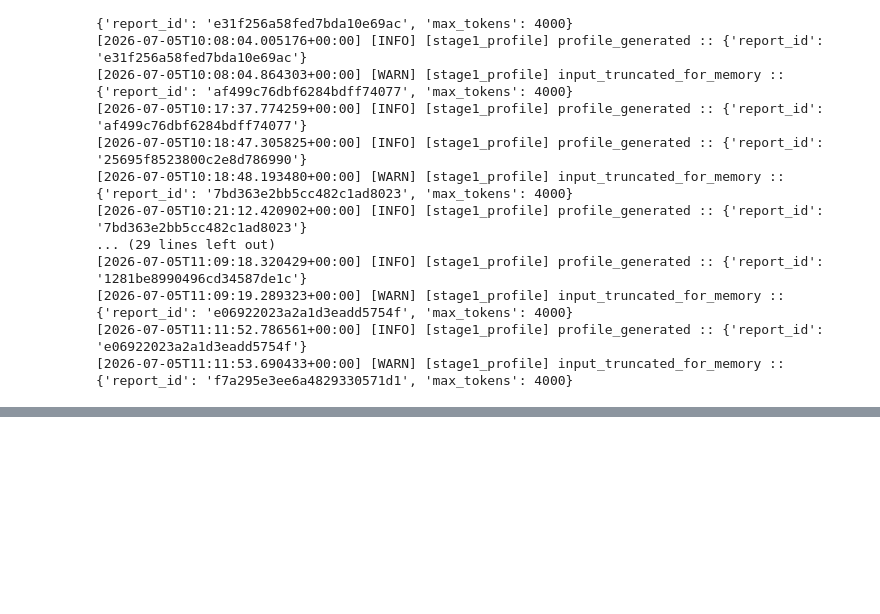
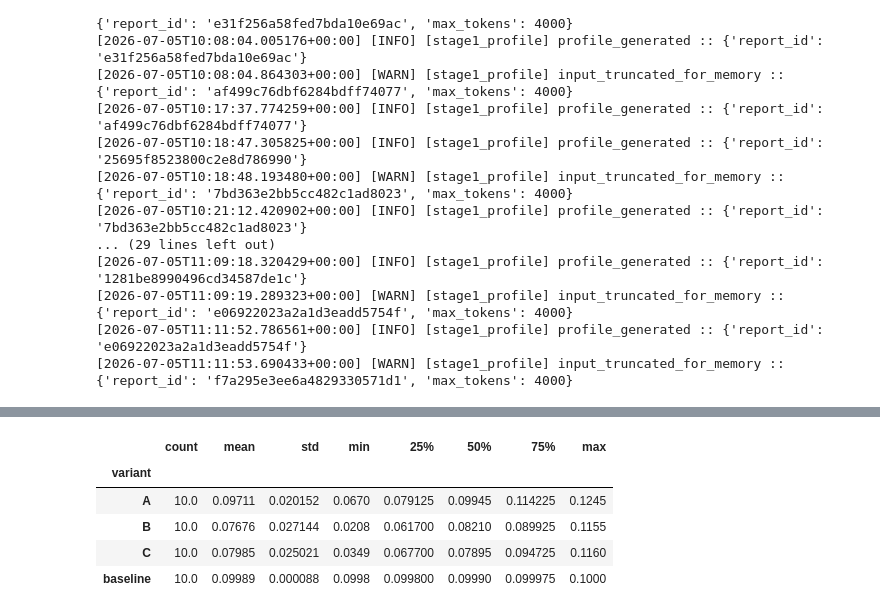
Before and after one commit to alaaguedda/esg-sustainability-reports, a Jupyter notebook: esg_report_research.ipynb, the cells around one changed output, grey strips where cells are left out. Saved outputs shown, nothing was run; the diff lists cells and outputs as text; code cells hidden in the pictures; blank space fills up the shorter version.

```diff
--- a/esg_report_research.ipynb
+++ b/esg_report_research.ipynb
@@ -1432,0 +1760,39 @@ def load_or_none(variant: str, report_id: str):
+# %%
+# Stage 2.0b: Restrict compression to the top 10 highest-ranked reference
+# profiles (by completeness_rating from Stage 1.3), instead of all reports
+# in STAGE0_MANIFEST. Reports with a missing/low-quality profile shouldn't
+# be spent on compression experiments. Deterministic given STAGE1_RANKING_DF
+# (no re-ranking here) and cached to disk like the Stage 1 sample.
+N_COMPRESS_TOP = 10
+STAGE2_MANIFEST_PATH = os.path.join(CONFIG["PATHS"]["manifest"], "stage2_top_ranked.json")
+
+
+def get_stage2_manifest(ranking_df: "pd.DataFrame", full_manifest: dict,
+                         n: int = N_COMPRESS_TOP) -> dict:
+    if os.path.exists(STAGE2_MANIFEST_PATH):
+        with open(STAGE2_MANIFEST_PATH, "r") as f:
+            manifest = json.load(f)
+        log_event("stage2_manifest", "INFO", "manifest_loaded_from_cache",
+                   n_reports=len(manifest["reports"]))
+        return manifest
+
+    top_ids = set(
+        ranking_df[ranking_df["status"] == "ok"]
+        .sort_values("completeness_rating", ascending=False)
+        .head(n)["report_id"]
+    )
+    by_id = {r["report_id"]: r for r in full_manifest["reports"]}
+    selected = [by_id[rid] for rid in top_ids if rid in by_id]
+
+    manifest = {"n_reports": len(selected), "source": "stage1_ranking_top_n",
+                "n_requested": n, "reports": selected}
+    with open(STAGE2_MANIFEST_PATH, "w") as f:
+        json.dump(manifest, f, indent=2, default=str)
+    log_event("stage2_manifest", "INFO", "manifest_written",
+               path=STAGE2_MANIFEST_PATH, n_reports=len(selected))
+    return manifest
+
+
+STAGE2_MANIFEST = get_stage2_manifest(STAGE1_RANKING_DF, STAGE0_MANIFEST, N_COMPRESS_TOP)
+print(f"Stage 2 restricted to {STAGE2_MANIFEST['n_reports']} top-ranked reports: "
+      f"{[r['report_id'] for r in STAGE2_MANIFEST['reports']]}")
@@ -1700,6 +2154,7 @@ def build_stage2_summary(manifest: dict) -> "pd.DataFrame":
     return df
 
 
-STAGE2_SUMMARY_DF = build_stage2_summary(STAGE0_MANIFEST)
+STAGE2_SUMMARY_DF = build_stage2_summary(STAGE2_MANIFEST)
 print(f"Stage 2 complete. Summary rows: {len(STAGE2_SUMMARY_DF)}")
 STAGE2_SUMMARY_DF.groupby("variant")["actual_ratio"].describe()
+# %% [output]
@@ -1705,0 +2163,6 @@ STAGE2_SUMMARY_DF.groupby("variant")["actual_ratio"].describe()
+|  | count | mean | std | min | 25% | 50% | 75% | max |
+| variant |  |  |  |  |  |  |  |  |
+| A | 10.0 | 0.09711 | 0.020152 | 0.0670 | 0.079125 | 0.09945 | 0.114225 | 0.1245 |
+| B | 10.0 | 0.07676 | 0.027144 | 0.0208 | 0.061700 | 0.08210 | 0.089925 | 0.1155 |
+| C | 10.0 | 0.07985 | 0.025021 | 0.0349 | 0.067700 | 0.07895 | 0.094725 | 0.1160 |
+| baseline | 10.0 | 0.09989 | 0.000088 | 0.0998 | 0.099800 | 0.09990 | 0.099975 | 0.1000 |
```
Also changed, not shown: parts of 19 cells of this notebook.
